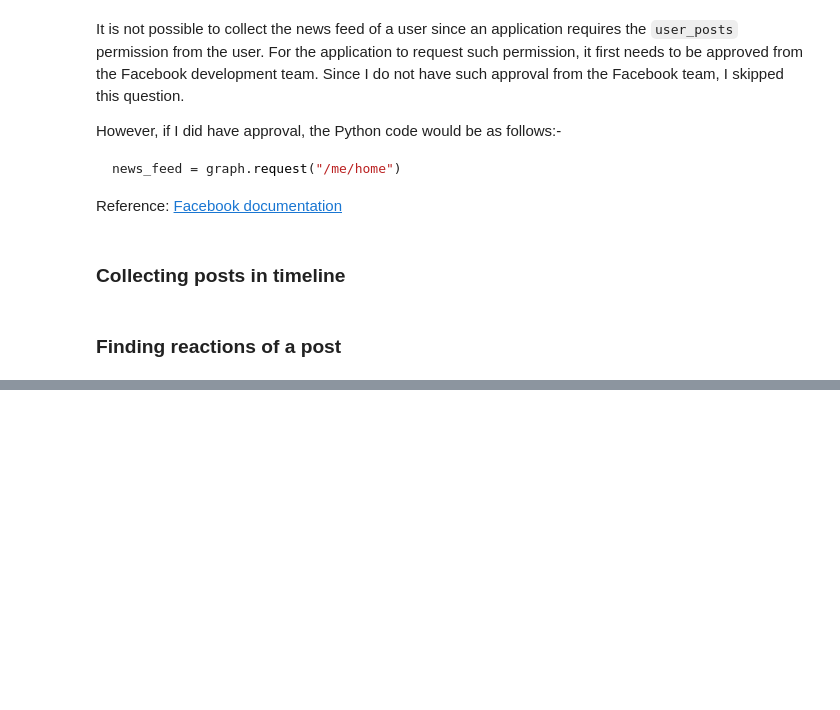
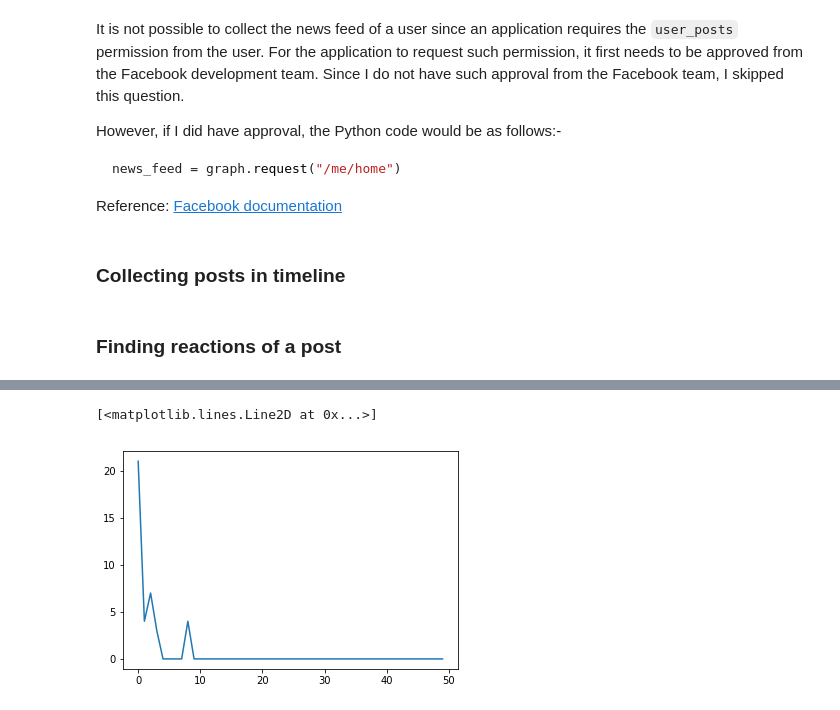
Before and after one commit to dheerajpreddy/Facebook-Crawling, a Jupyter notebook: Report.ipynb, the cells around one changed output, grey strips where cells are left out. Cells and saved outputs as stored; diff of their text form; code cells hidden in the pictures; blank space fills up the shorter version.

```diff
--- a/Report.ipynb
+++ b/Report.ipynb
@@ -48,0 +80,5 @@ KeyError: 'message'
+# %%
+plt.plot(histogram_sad)
+# %% [output]
+[<matplotlib.lines.Line2D at 0x...>]
+[figure, added]
```
Also changed, not shown: parts of 12 cells of this notebook.
